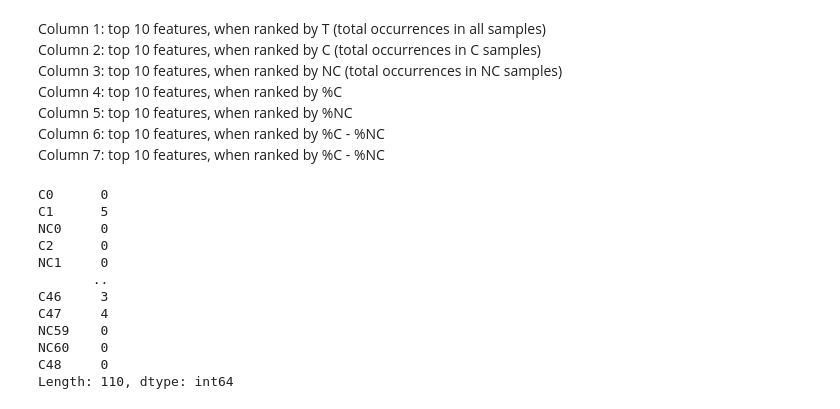
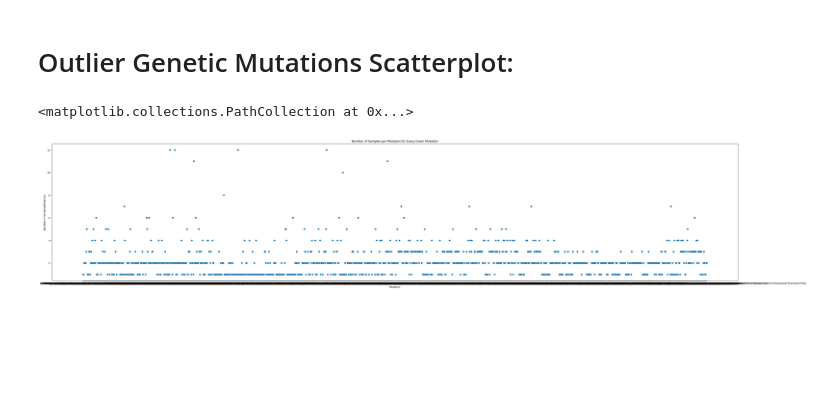
Before and after one commit to KaraBeth-Nemet/CS4170-Data-Mining, a Jupyter notebook: Activity2B/scatter_plot_mutations.ipynb, the cells around one changed output. Drawn from its saved outputs; the diff is of its cells as text; code cells hidden in the pictures; blank space fills up the shorter version.

```diff
--- a/Activity2B/scatter_plot_mutations.ipynb
+++ b/Activity2B/scatter_plot_mutations.ipynb
@@ -24,48 +40,14 @@ plt.scatter(mutations_per_sample.index, mutations_per_sample)
+# %% [markdown]
+# Outlier Genetic Mutations Scatterplot:
 # %%
-#(2) if there are any outlier genetic mutations:
-#a. y-axis: number of samples per mutation
-#b. x-axis: mutations
-
 # find the number of samples per mutation
 samples_per_mutation = data.sum(axis=0)
 
 plt.figure(figsize=(50, 10))
+plt.title('Number of Samples per Mutation for Every Given Mutation')
 plt.ylabel('Number of Samples/Mutation')
 plt.xlabel('Mutation')
 plt.scatter(samples_per_mutation.index, samples_per_mutation)
+# %% [output]
+<matplotlib.collections.PathCollection at 0x...>
+[figure, added]
-# %% [markdown]
-Column 1: top 10 features, when ranked by T (total occurrences in all samples)\
-Column 2: top 10 features, when ranked by C (total occurrences in C samples)\
-Column 3: top 10 features, when ranked by NC (total occurrences in NC samples)\
-Column 4: top 10 features, when ranked by %C\
-Column 5: top 10 features, when ranked by %NC\
-Column 6: top 10 features, when ranked by %C - %NC\
-Column 7: top 10 features, when ranked by %C - %NC
-# %%
-#Find the top 10 mutations with the highest total occurrences in ALL samples
-
-top_10_mutations = samples_per_mutation.sort_values(ascending=False).head(10)
-
-
-# add whole colums of each mutations to a new dataframe
-
-top_10_mutations_df = data[top_10_mutations.index]
-top_10_mutations_df
-
-#find total number of mutations per sample for the top 10 mutations
-
-T = top_10_mutations_df.sum(axis=1)
-print (T)
-# %% [output]
-C0      0
-C1      5
-NC0     0
-C2      0
-NC1     0
-       ..
-C46     3
-C47     4
-NC59    0
-NC60    0
-C48     0
-Length: 110, dtype: int64
```
Also changed, not shown: parts of 18 cells of this notebook.
